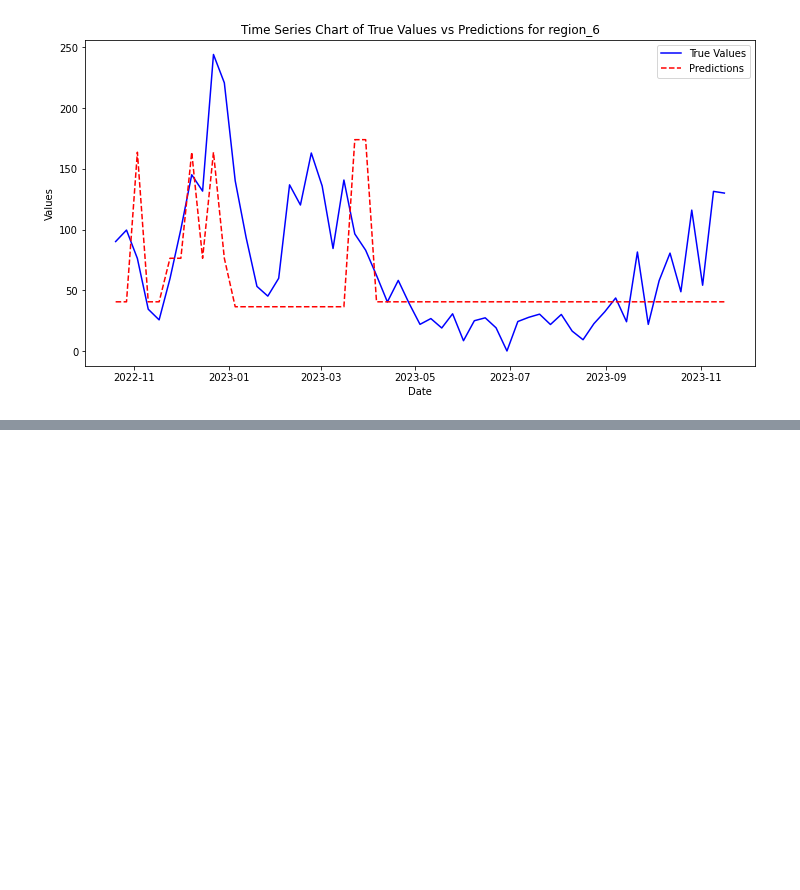
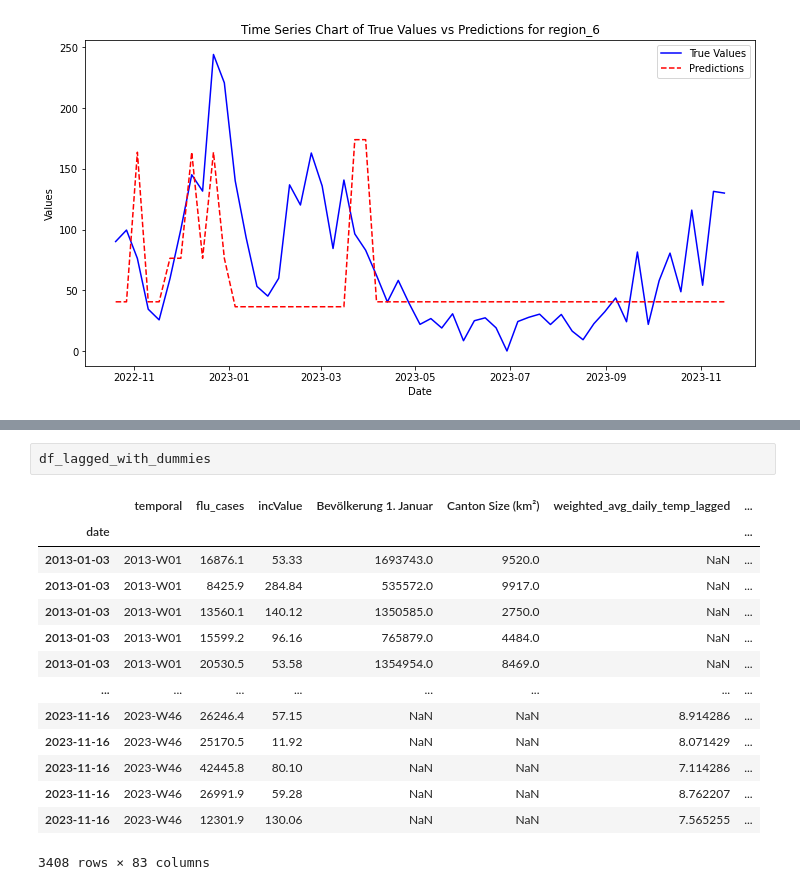
Before and after one commit to th-kl/DSF, a Jupyter notebook: notebooks/random_forest.ipynb, the cells around one changed output, grey strips where cells are left out. Saved outputs shown, nothing was run; the diff lists cells and outputs as text; blank space fills up the shorter version.

```diff
--- a/notebooks/random_forest.ipynb
+++ b/notebooks/random_forest.ipynb
@@ -507,0 +507,17 @@ for region in unique_regions:
+# %%
+df_lagged_with_dummies
+# %% [output]
+|  | temporal | flu_cases | incValue | Bevölkerung 1. Januar | Canton Size (km²) | weighted_avg_daily_temp_lagged | ... |
+| date |  |  |  |  |  |  | ... |
+| 2013-01-03 | 2013-W01 | 16876.1 | 53.33 | 1693743.0 | 9520.0 | NaN | ... |
+| 2013-01-03 | 2013-W01 | 8425.9 | 284.84 | 535572.0 | 9917.0 | NaN | ... |
+| 2013-01-03 | 2013-W01 | 13560.1 | 140.12 | 1350585.0 | 2750.0 | NaN | ... |
+| 2013-01-03 | 2013-W01 | 15599.2 | 96.16 | 765879.0 | 4484.0 | NaN | ... |
+| 2013-01-03 | 2013-W01 | 20530.5 | 53.58 | 1354954.0 | 8469.0 | NaN | ... |
+| ... | ... | ... | ... | ... | ... | ... | ... |
+| 2023-11-16 | 2023-W46 | 26246.4 | 57.15 | NaN | NaN | 8.914286 | ... |
+| 2023-11-16 | 2023-W46 | 25170.5 | 11.92 | NaN | NaN | 8.071429 | ... |
+| 2023-11-16 | 2023-W46 | 42445.8 | 80.10 | NaN | NaN | 7.114286 | ... |
+| 2023-11-16 | 2023-W46 | 26991.9 | 59.28 | NaN | NaN | 8.762207 | ... |
+| 2023-11-16 | 2023-W46 | 12301.9 | 130.06 | NaN | NaN | 7.565255 | ... |
+3408 rows × 83 columns
```
Also changed, not shown: parts of 6 cells of this notebook.
